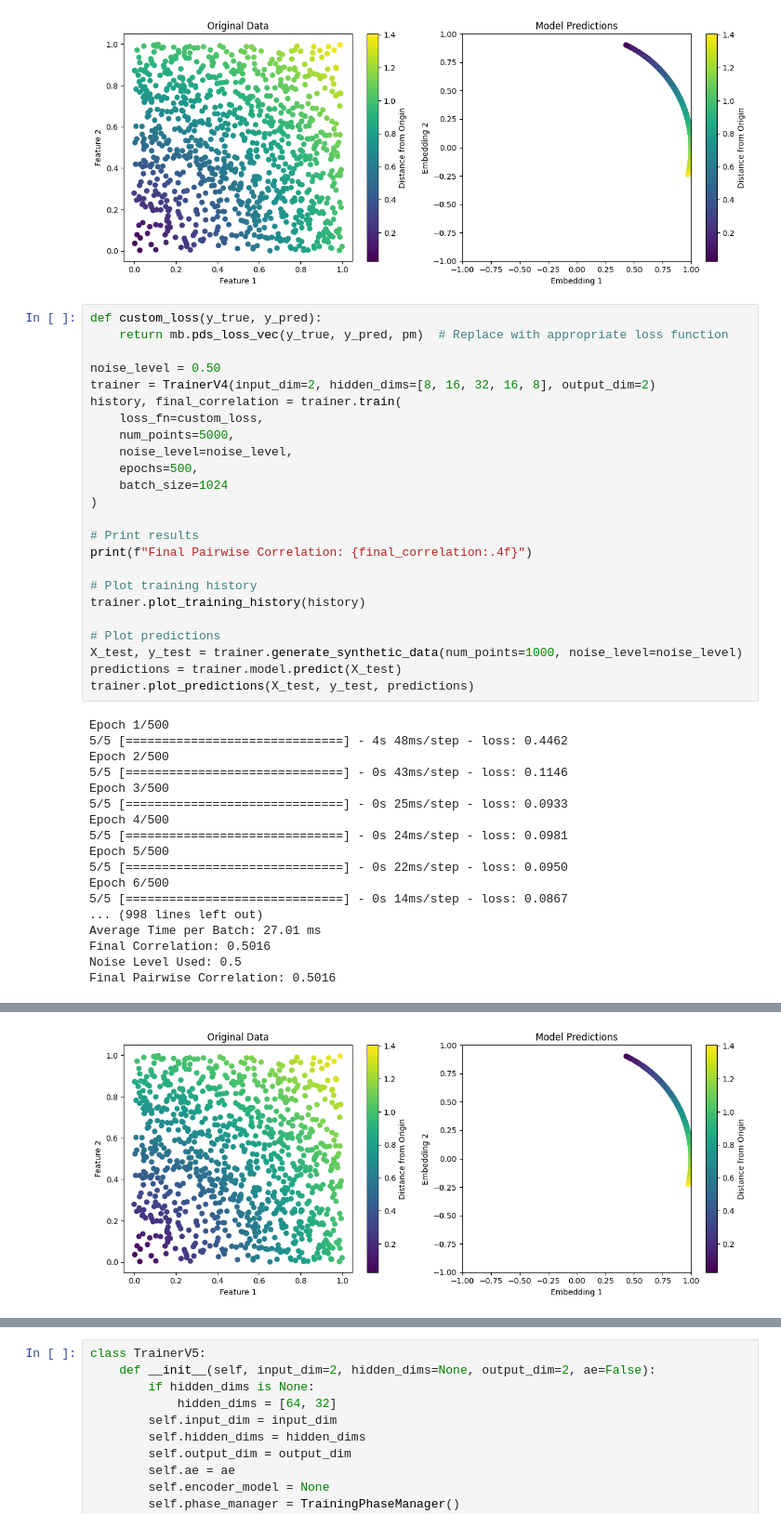
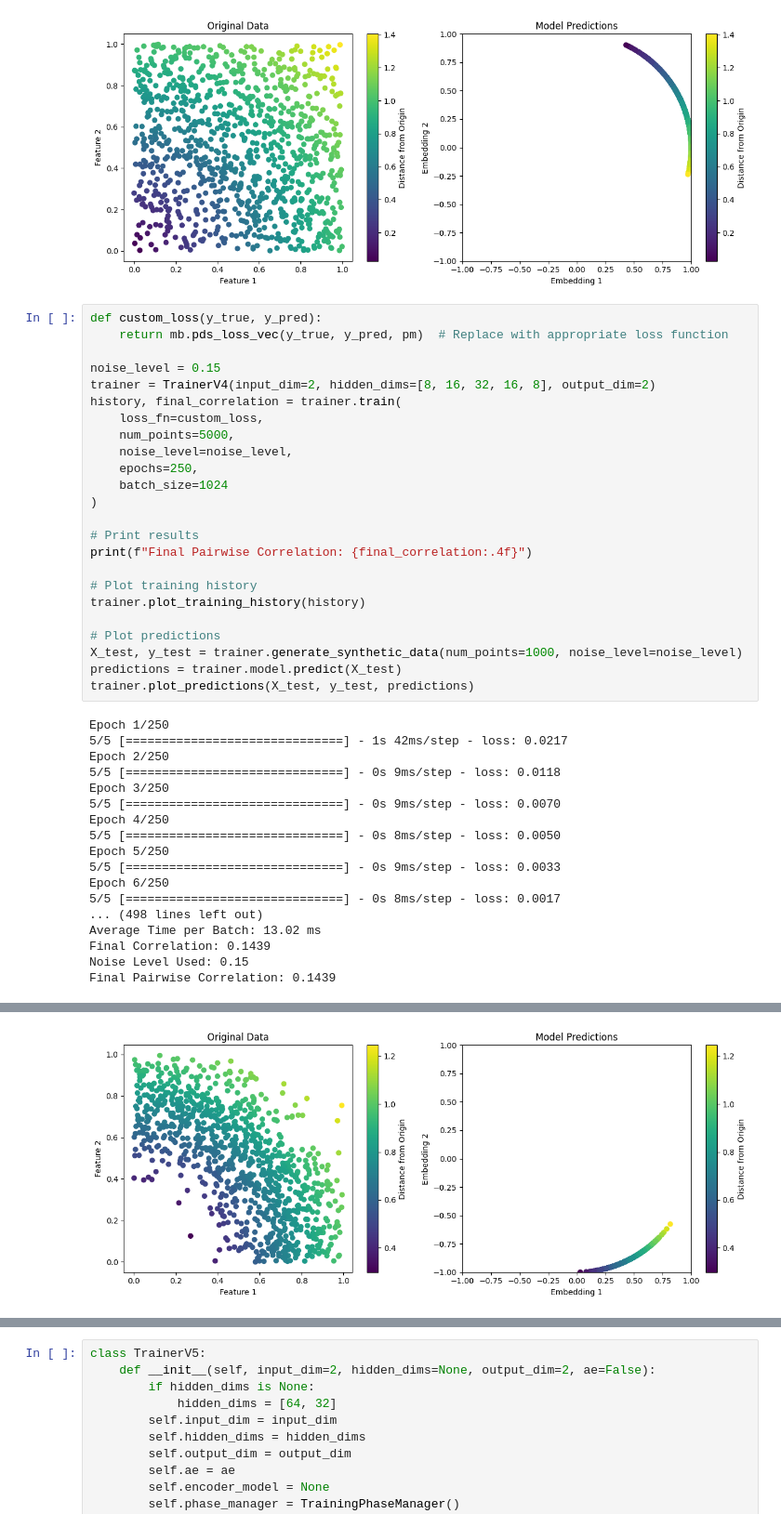
Before and after one commit to Machine-Earning/CISIR, a Jupyter notebook: notebooks/pdc_test.ipynb, the cells around one changed output, grey strips where cells are left out. Shown at 93% size. Drawn from its saved outputs; the diff is of its cells as text.

```diff
--- a/notebooks/pdc_test.ipynb
+++ b/notebooks/pdc_test.ipynb
@@ -508,13 +508,13 @@ Final Pairwise Correlation: 0.5033
 def custom_loss(y_true, y_pred):
     return mb.pds_loss_vec(y_true, y_pred, pm)  # Replace with appropriate loss function
 
-noise_level = 0.50
+noise_level = 0.15
 trainer = TrainerV4(input_dim=2, hidden_dims=[8, 16, 32, 16, 8], output_dim=2)
 history, final_correlation = trainer.train(
     loss_fn=custom_loss,
     num_points=5000,
     noise_level=noise_level,
-    epochs=500,
+    epochs=250,
     batch_size=1024
 )
 
@@ -529,20 +529,20 @@ X_test, y_test = trainer.generate_synthetic_data(num_points=1000, noise_level=no
 predictions = trainer.model.predict(X_test)
 trainer.plot_predictions(X_test, y_test, predictions)
 # %% [output]
-Epoch 1/500
-5/5 [==============================] - 4s 48ms/step - loss: 0.4462
-Epoch 2/500
-5/5 [==============================] - 0s 43ms/step - loss: 0.1146
-Epoch 3/500
-5/5 [==============================] - 0s 25ms/step - loss: 0.0933
-Epoch 4/500
-5/5 [==============================] - 0s 24ms/step - loss: 0.0981
-Epoch 5/500
-5/5 [==============================] - 0s 22ms/step - loss: 0.0950
-Epoch 6/500
-5/5 [==============================] - 0s 14ms/step - loss: 0.0867
-... (998 lines left out)
-Average Time per Batch: 27.01 ms
-Final Correlation: 0.5016
-Noise Level Used: 0.5
-Final Pairwise Correlation: 0.5016
+Epoch 1/250
+5/5 [==============================] - 1s 42ms/step - loss: 0.0217
+Epoch 2/250
+5/5 [==============================] - 0s 9ms/step - loss: 0.0118
+Epoch 3/250
+5/5 [==============================] - 0s 9ms/step - loss: 0.0070
+Epoch 4/250
+5/5 [==============================] - 0s 8ms/step - loss: 0.0050
+Epoch 5/250
+5/5 [==============================] - 0s 9ms/step - loss: 0.0033
+Epoch 6/250
+5/5 [==============================] - 0s 8ms/step - loss: 0.0017
+... (498 lines left out)
+Average Time per Batch: 13.02 ms
+Final Correlation: 0.1439
+Noise Level Used: 0.15
+Final Pairwise Correlation: 0.1439
@@ -551,4 +551,4 @@ Final Pairwise Correlation: 0.5016
-[figure, old version]
+[figure, new version]
 # %%
 # Usage example with custom loss function
 def custom_loss(y_true, y_pred):
```
Also changed, not shown: parts of 6 cells of this notebook, 4 other files.
